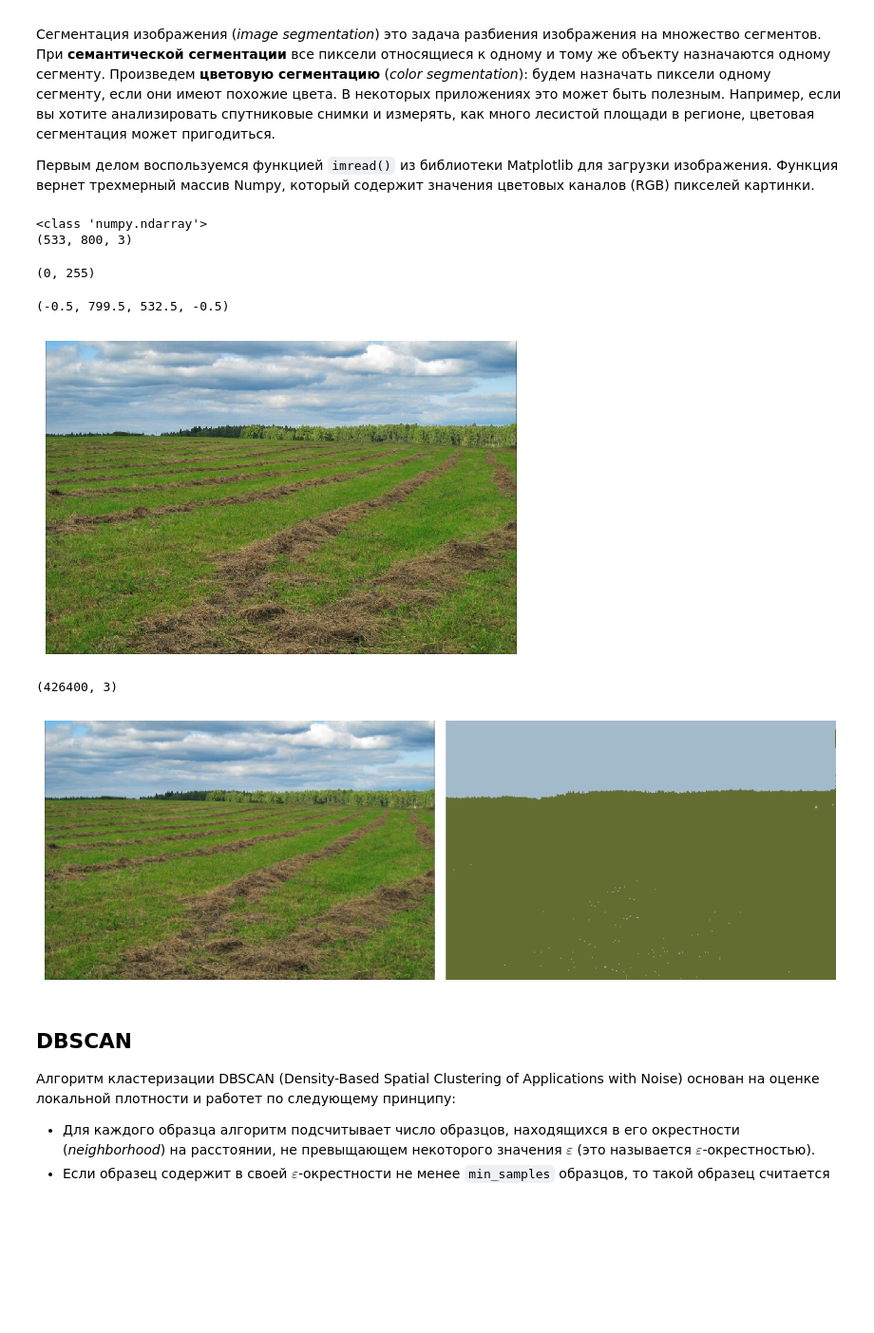
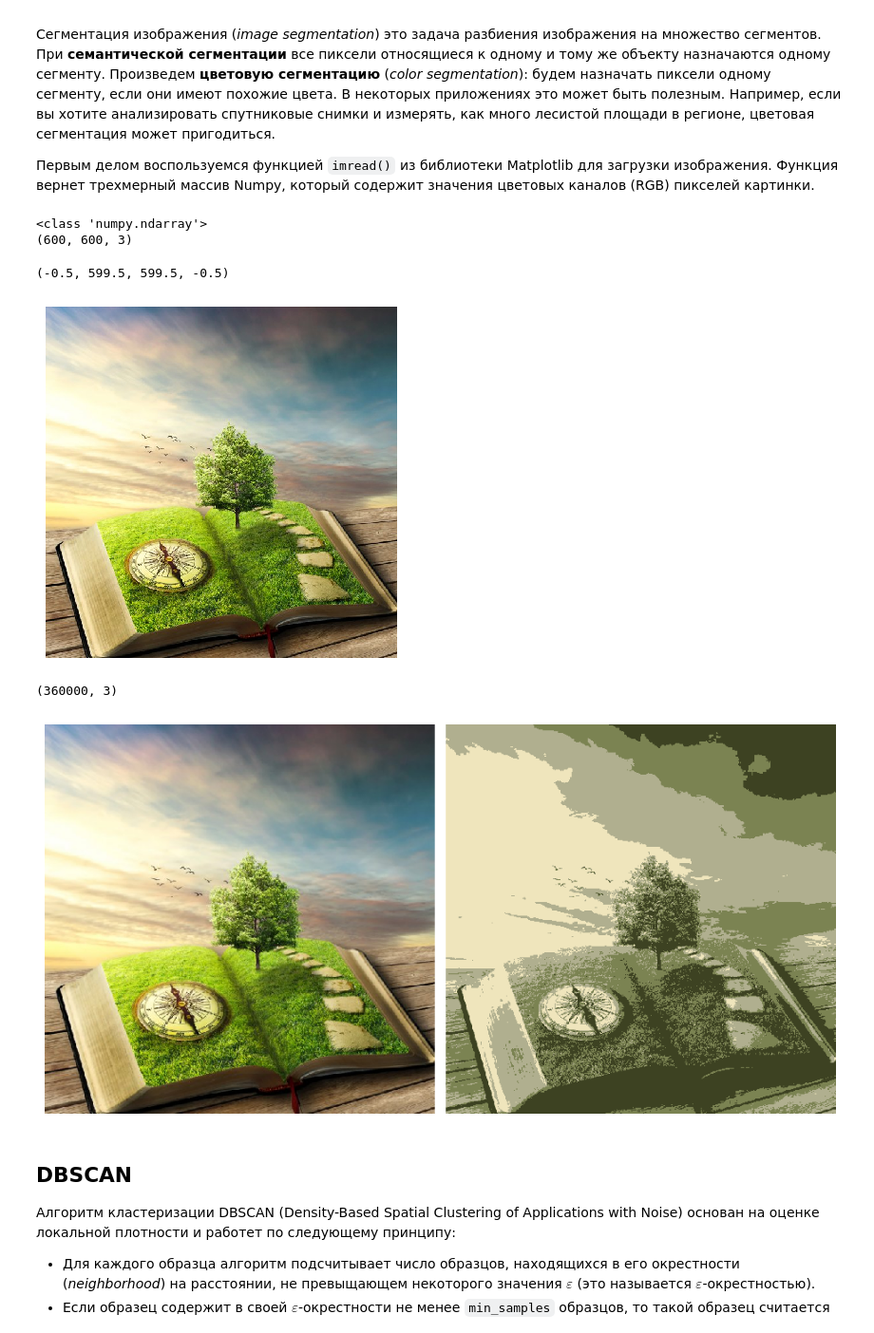
Before and after one commit to ordevoir/Digital_Cathedra, a Jupyter notebook: Data Analysis/clustering/sklearn_clustering.ipynb, the cells around one changed output. Shown at 95% size. Cells and saved outputs as stored; diff of their text form; code cells hidden in the pictures; blank space fills up the shorter version.

```diff
--- a/Data Analysis/clustering/sklearn_clustering.ipynb
+++ b/Data Analysis/clustering/sklearn_clustering.ipynb
@@ -401,51 +420,49 @@ plt.show()
 Первым делом воспользуемся функцией `imread()` из библиотеки Matplotlib для загрузки изображения. Функция вернет трехмерный массив Numpy, который содержит значения цветовых каналов (RGB) пикселей картинки.
 # %%
 from matplotlib.image import imread
-image = imread("example.jpg")
-image = imread("field_2.jpg")
+image = imread("images/example.jpg")
+# image = imread("images/field_2.jpg")
 print(type(image))
 print(image.shape)          # (высота, ширина, количество каналов)
 image.min(), image.max()    # минимальное и максимльное значения
+
+plt.imshow(image, interpolation='none')
+plt.axis('off')
 # %% [output]
 <class 'numpy.ndarray'>
-(533, 800, 3)
+(600, 600, 3)
-(0, 255)
+(-0.5, 599.5, 599.5, -0.5)
+[figure, added]
-# %%
-plt.imshow(image, interpolation='none')
-plt.axis('off')
-# %% [output]
-(-0.5, 799.5, 532.5, -0.5)
-[figure, removed]
 # %%
 from sklearn.cluster import KMeans
 # reshape для того, чтобы линеаризировать матрицу пикселей
-k = 2
+k = 4
 X = image.reshape(-1, 3)
 print(X.shape)
-kmeans = KMeans(n_clusters=k).fit(X)   # разбиваем точки на класстеры
+kmeans = KMeans(n_clusters=k, n_init=3).fit(X)   # разбиваем точки на класстеры
 
 # формируем матрицу, соответствующую форме матрицы X:
 segmentedImg = kmeans.cluster_centers_[kmeans.labels_]
 # reshape, чтобы представить точки обратно в двухмерном виде
 segmentedImg = segmentedImg.reshape(image.shape)
 
 # нарисуем результат
 segmentedImg = segmentedImg / 255
 
 plt.figure(figsize=(12, 6))
 plt.subplots_adjust(wspace=0.03)
 
 plt.subplot(121)
 plt.imshow(image, interpolation='none')
 plt.axis('off')
 
 plt.subplot(122)
 plt.imshow(segmentedImg, interpolation='none')
 plt.axis('off')
 plt.show()
 # %% [output]
-(426400, 3)
+(360000, 3)
-[figure, old version]
+[figure, new version]
 # %% [markdown]
 ## DBSCAN
 Алгоритм кластеризации DBSCAN (Density-Based Spatial Clustering of Applications with Noise) основан на оценке локальной плотности и работет по следующему принципу:
```
Also changed, not shown: parts of 24 cells of this notebook.
